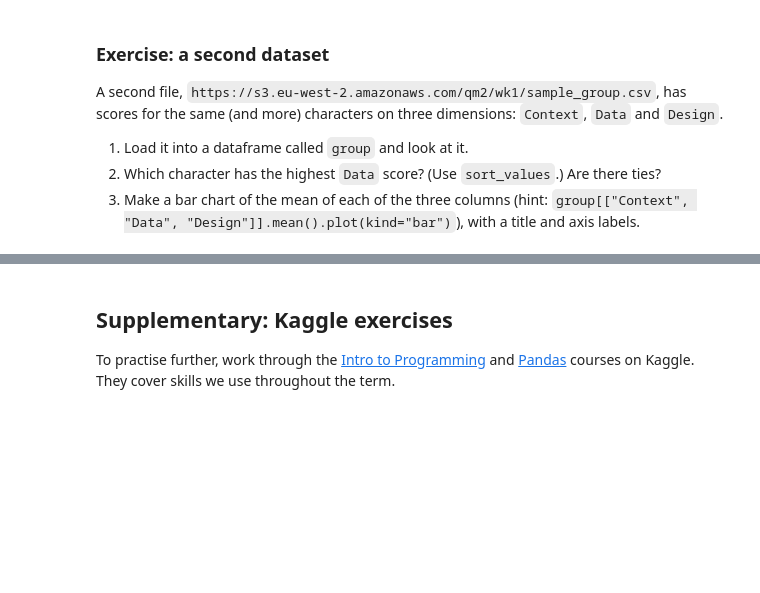
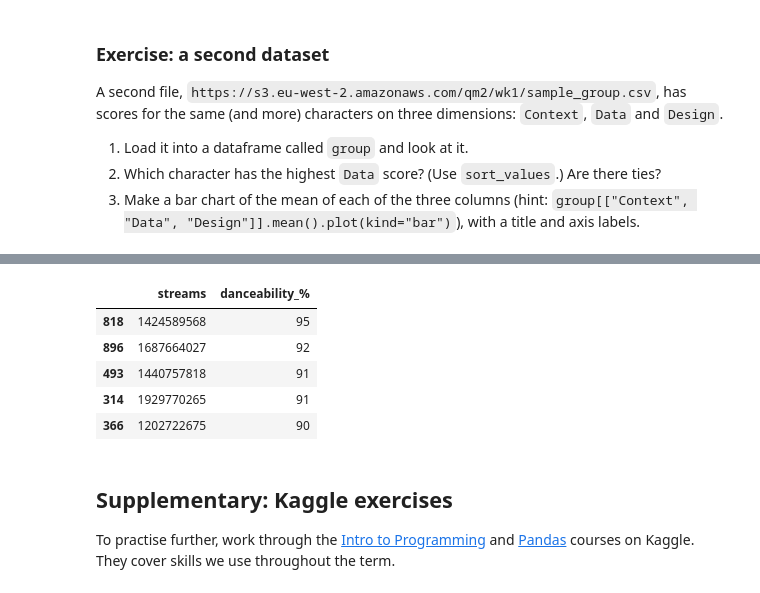
Before and after one commit to HelenYao0808/QM2, a Jupyter notebook: notebooks/W01. Python Recap.ipynb, the cells around one changed output, grey strips where cells are left out. Saved outputs shown, nothing was run; the diff lists cells and outputs as text; code cells hidden in the pictures; blank space fills up the shorter version.

```diff
--- a/notebooks/W01. Python Recap.ipynb
+++ b/notebooks/W01. Python Recap.ipynb
@@ -317,3 +250,28 @@ Keep a note of your answer: you will enter it in the Problem Set Answers quiz on
+# %%
+# Your code here
+import pandas as pd
+data = pd.read_csv("https://oballinger.github.io/BASC0005/data/assessed/w01_spotify_2023.csv")
+
+data.columns
+data[["streams", "danceability_%"]].head()
+data = data.rename(columns = {
+    "streams": "bpm",
+    "bpm": "streams"
+})
+data[["streams", "danceability_%"]].head()
+
+filtered = data[data["streams"] > 1000000000]
+
+ranked = filtered.sort_values(by = "danceability_%", ascending = False)
+
+ranked[["streams", "danceability_%"]].head()
+# %% [output]
+|  | streams | danceability_% |
+| 818 | 1424589568 | 95 |
+| 896 | 1687664027 | 92 |
+| 493 | 1440757818 | 91 |
+| 314 | 1929770265 | 91 |
+| 366 | 1202722675 | 90 |
 # %% [markdown]
 ## Supplementary: Kaggle exercises
 
```
Also changed, not shown: parts of 8 cells of this notebook.
